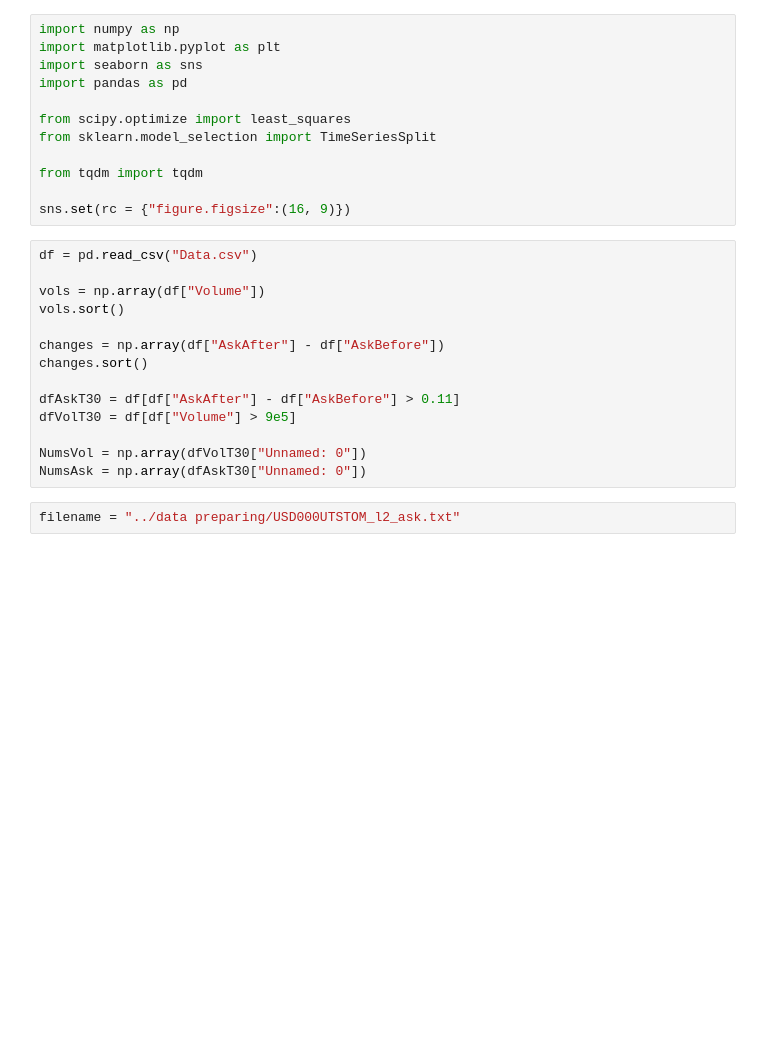
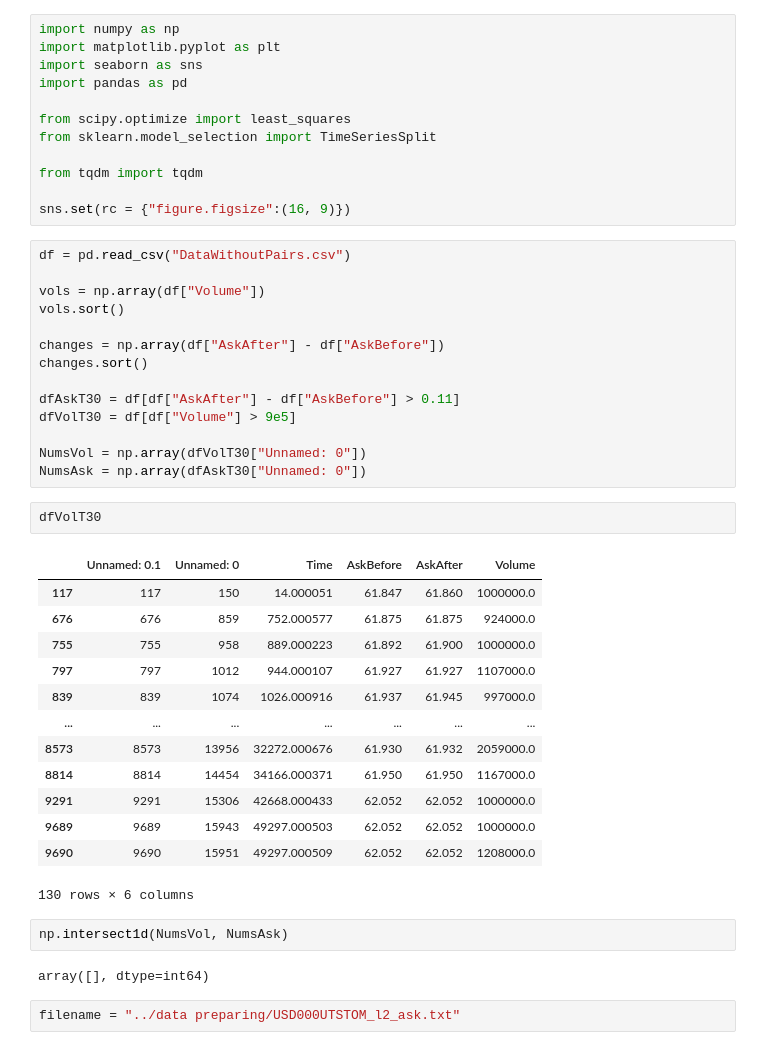
Before and after one commit to VsevolodZaostrovsky/OWModel, a Jupyter notebook: New data/coefs anal/backtest.ipynb, the cells around one changed output. Drawn from its saved outputs; the diff is of its cells as text; blank space fills up the shorter version.

```diff
--- a/New data/coefs anal/backtest.ipynb
+++ b/New data/coefs anal/backtest.ipynb
@@ -11,7 +11,7 @@ from tqdm import tqdm
 
 sns.set(rc = {"figure.figsize":(16, 9)})
 # %%
-df = pd.read_csv("Data.csv")
+df = pd.read_csv("DataWithoutPairs.csv")
 
 vols = np.array(df["Volume"])
 vols.sort()
@@ -24,6 +24,26 @@ dfVolT30 = df[df["Volume"] > 9e5]
 
 NumsVol = np.array(dfVolT30["Unnamed: 0"])
 NumsAsk = np.array(dfAskT30["Unnamed: 0"])
+# %%
+dfVolT30
+# %% [output]
+|  | Unnamed: 0.1 | Unnamed: 0 | Time | AskBefore | AskAfter | Volume |
+| 117 | 117 | 150 | 14.000051 | 61.847 | 61.860 | 1000000.0 |
+| 676 | 676 | 859 | 752.000577 | 61.875 | 61.875 | 924000.0 |
+| 755 | 755 | 958 | 889.000223 | 61.892 | 61.900 | 1000000.0 |
+| 797 | 797 | 1012 | 944.000107 | 61.927 | 61.927 | 1107000.0 |
+| 839 | 839 | 1074 | 1026.000916 | 61.937 | 61.945 | 997000.0 |
+| ... | ... | ... | ... | ... | ... | ... |
+| 8573 | 8573 | 13956 | 32272.000676 | 61.930 | 61.932 | 2059000.0 |
+| 8814 | 8814 | 14454 | 34166.000371 | 61.950 | 61.950 | 1167000.0 |
+| 9291 | 9291 | 15306 | 42668.000433 | 62.052 | 62.052 | 1000000.0 |
+| 9689 | 9689 | 15943 | 49297.000503 | 62.052 | 62.052 | 1000000.0 |
+| 9690 | 9690 | 15951 | 49297.000509 | 62.052 | 62.052 | 1208000.0 |
+130 rows × 6 columns
+# %%
+np.intersect1d(NumsVol, NumsAsk)
+# %% [output]
+array([], dtype=int64)
 # %%
 filename = "../data preparing/USD000UTSTOM_l2_ask.txt"
 # %%
```
Also changed, not shown: parts of 3 cells of this notebook, 24 other files.
